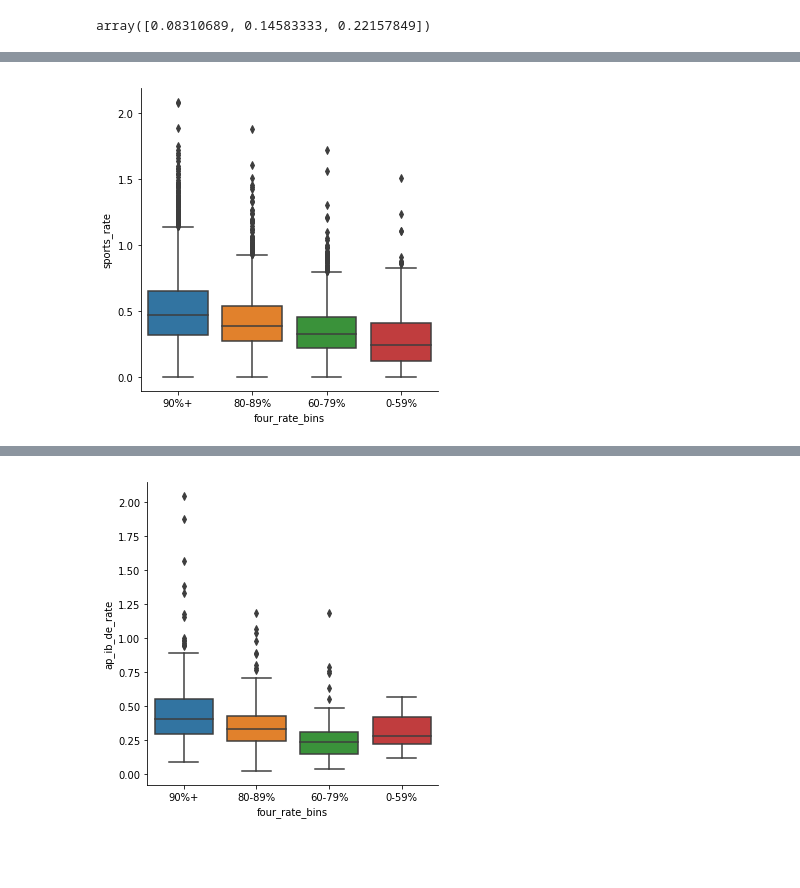
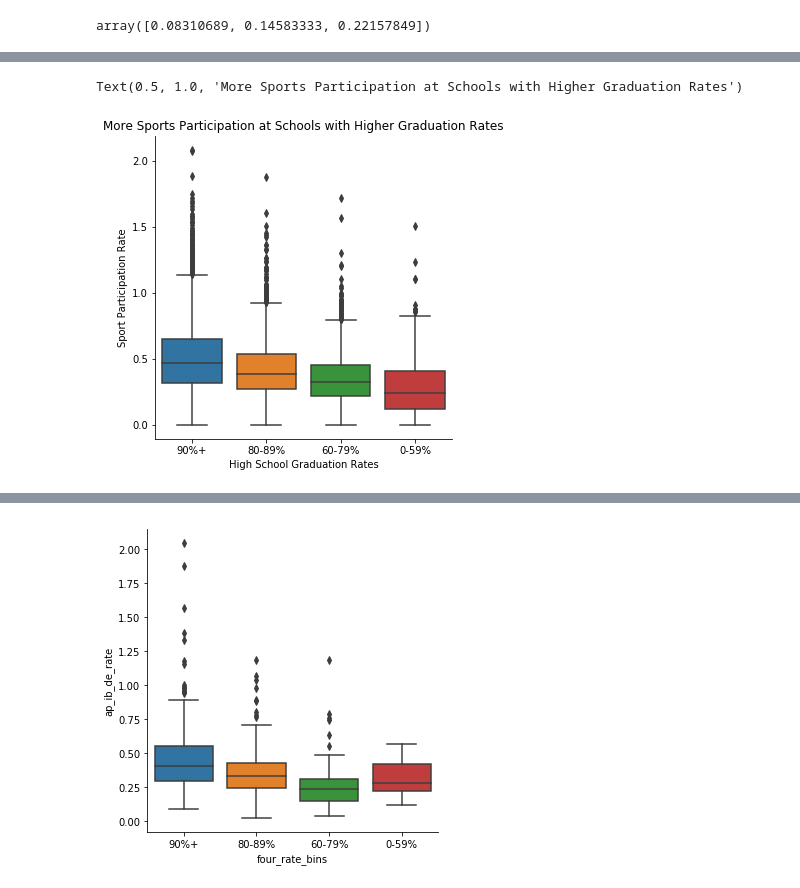
Before and after one commit to hlevymyers/absenteeism_project, a Jupyter notebook: notebooks/Simple_numbers.ipynb, the cells around one changed output, grey strips where cells are left out. Saved outputs shown, nothing was run; the diff lists cells and outputs as text; code cells hidden in the pictures; blank space fills up the shorter version.

```diff
--- a/notebooks/Simple_numbers.ipynb
+++ b/notebooks/Simple_numbers.ipynb
@@ -330,9 +334,13 @@ for each_rate in grads
         simple['level_up_sports_rate_a'] = grad_50.sports_rate.quantile(.25)
         simple['level_up_sports_rate_b'] = grad_50.sports_rate.quantile(.75)
 # %%
-sns.catplot(x="four_rate_bins", y="sports_rate", kind="box", data=simple);
+sns.catplot(x="four_rate_bins", y="sports_rate", kind="box", data=simple)
+plt.ylabel('Sport Participation Rate')
+plt.xlabel('High School Graduation Rates')
+plt.title('More Sports Participation at Schools with Higher Graduation Rates')
 # %% [output]
+Text(0.5, 1.0, 'More Sports Participation at Schools with Higher Graduation Rates')
-[figure, old version]
+[figure, new version]
 # %%
 #Useful metric
 print('90%+ Graduate AP/IB/DE Rate (25th, 50th, 75th percentile):\n',grad_90.ap_ib_de_rate.quantile([.25, .50, .75]))
```
Also changed, not shown: parts of 4 cells of this notebook, 4 other files.
